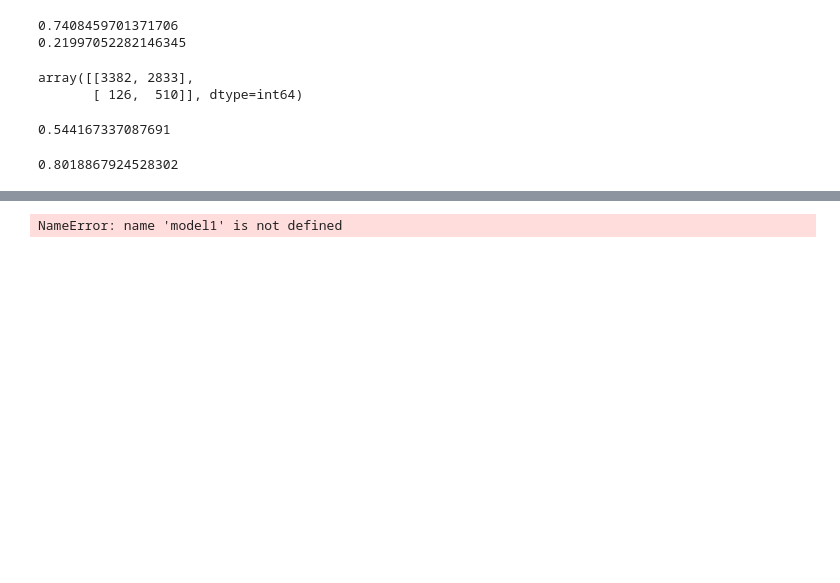
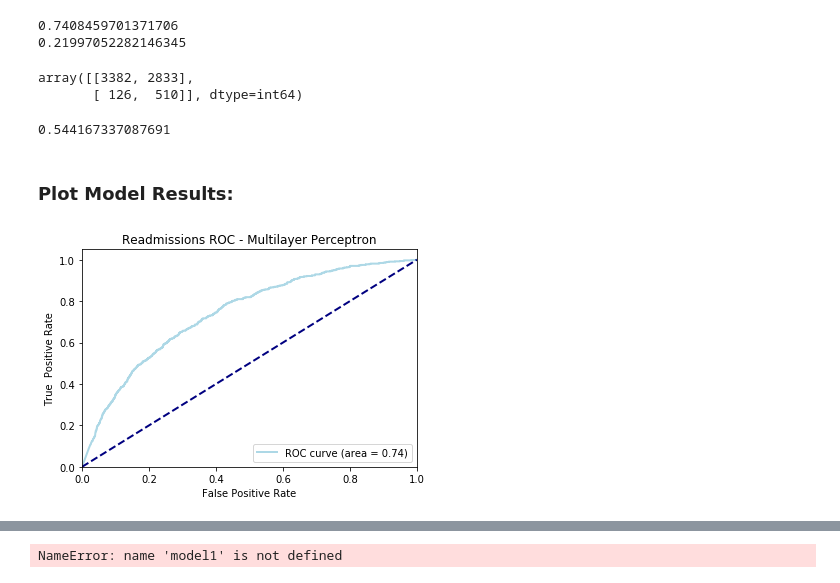
Before and after one commit to borkostolo/healthcare, a Jupyter notebook: dev/kailun/keras_under_sampling.ipynb, the cells around one changed output, grey strips where cells are left out. Cells and saved outputs as stored; diff of their text form; code cells hidden in the pictures; blank space fills up the shorter version.

Commit message:
Update Models

```diff
--- a/dev/kailun/keras_under_sampling.ipynb
+++ b/dev/kailun/keras_under_sampling.ipynb
@@ -242,8 +255,8 @@ Epoch 10/10
 21/21 [==============================] - 2s 85ms/step - loss: 0.6790 - accuracy: 0.5695
 Elapsed computation time: 23.422 secs
 # %%
-model = make_model(preprocessor.fit_transform(X_train).shape[1])
-training_generator = BalancedBatchGenerator(preprocessor.fit_transform(X_train), y_train,batch_size=500, random_state=42)
+model = make_model(preprocessor2.fit_transform(X_train).shape[1])
+training_generator = BalancedBatchGenerator(preprocessor2.fit_transform(X_train), y_train,batch_size=500, random_state=42)
 model.fit_generator(generator=training_generator, epochs=1000, verbose=1)
 # %% [output]
 Epoch 1/1000
@@ -265,7 +278,7 @@ Epoch 1000/1000
 21/21 [==============================] - 26s 1s/step - loss: 0.0426 - accuracy: 0.9839
 <keras.callbacks.callbacks.History at 0x...>
 # %%
-y_pred = model.predict_proba(preprocessor.fit_transform(X_val), batch_size=500)[:,-1]
+y_pred = model.predict_proba(preprocessor2.fit_transform(X_val))[:,-1]
 auc = roc_auc_score(y_val, y_pred)
 avg_precision= average_precision_score(y_val, y_pred)
 # %%
@@ -288,7 +306,20 @@ specificity
 # %% [output]
 0.544167337087691
-# %%
-sensitivity= tp/(tp+fn)
-sensitivity
-# %% [output]
-0.8018867924528302
+# %% [markdown]
+### Plot Model Results:
+# %%
+fpr, tpr, treshold = roc_curve(y_val, y_pred, pos_label=1)
+plt.figure()
+lw = 2
+plt.plot(fpr, tpr, color='lightblue',
+         lw=lw, label='ROC curve (area = %0.2f)' % auc)  # auc is already calculated from above
+plt.plot([0, 1], [0, 1], color='navy', lw=lw, linestyle='--')
+plt.xlim([0.0, 1.0])
+plt.ylim([0.0, 1.05])
+plt.xlabel('False Positive Rate')
+plt.ylabel('True  Positive Rate')
+plt.title('Readmissions ROC - Multilayer Perceptron')
+plt.legend(loc='lower right')
+plt.show()
+# %% [output]
+[figure, added]
```
Also changed, not shown: parts of 29 cells of this notebook, 4 other files.
